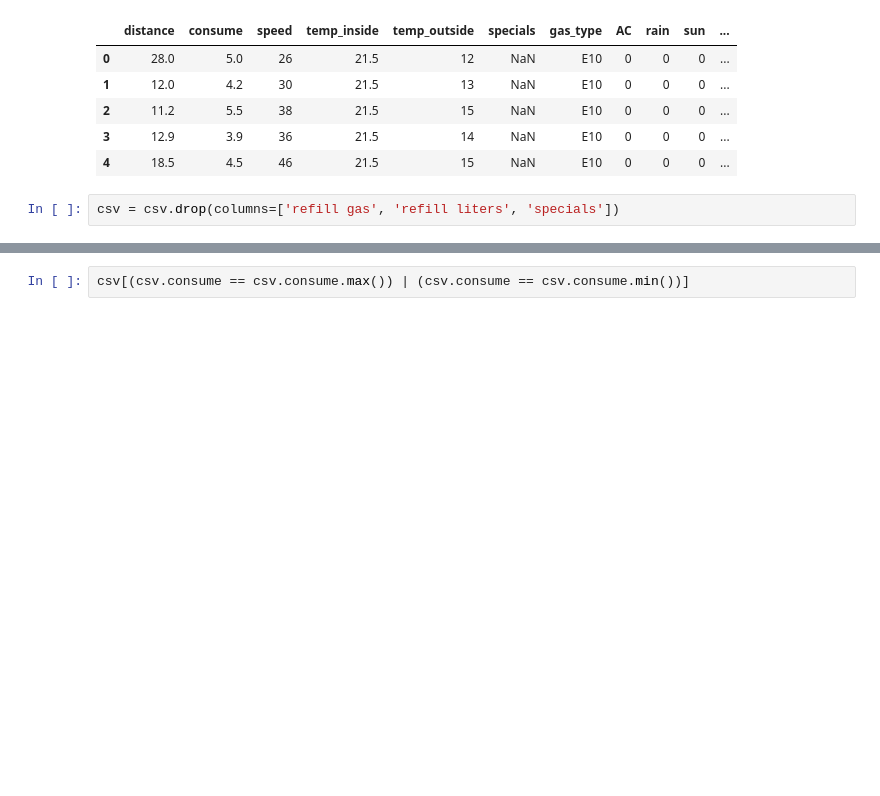
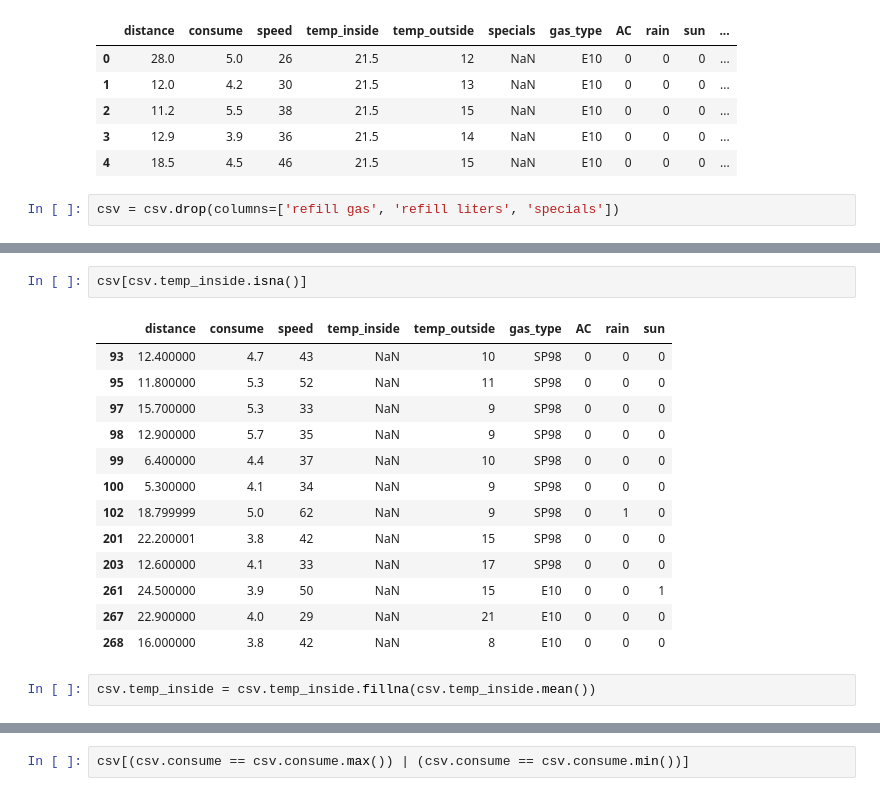
Before and after one commit to ironhack-edu/technical_challenge_DA, a Jupyter notebook: notebooks/tech_challenge.ipynb, the cells around one changed output, grey strips where cells are left out. Drawn from its saved outputs; the diff is of its cells as text; blank space fills up the shorter version.

```diff
--- a/notebooks/tech_challenge.ipynb
+++ b/notebooks/tech_challenge.ipynb
@@ -62,0 +82,18 @@ csv = csv.drop(columns=['refill gas', 'refill liters', 'specials'])
+# %%
+csv[csv.temp_inside.isna()]
+# %% [output]
+|  | distance | consume | speed | temp_inside | temp_outside | gas_type | AC | rain | sun |
+| 93 | 12.400000 | 4.7 | 43 | NaN | 10 | SP98 | 0 | 0 | 0 |
+| 95 | 11.800000 | 5.3 | 52 | NaN | 11 | SP98 | 0 | 0 | 0 |
+| 97 | 15.700000 | 5.3 | 33 | NaN | 9 | SP98 | 0 | 0 | 0 |
+| 98 | 12.900000 | 5.7 | 35 | NaN | 9 | SP98 | 0 | 0 | 0 |
+| 99 | 6.400000 | 4.4 | 37 | NaN | 10 | SP98 | 0 | 0 | 0 |
+| 100 | 5.300000 | 4.1 | 34 | NaN | 9 | SP98 | 0 | 0 | 0 |
+| 102 | 18.799999 | 5.0 | 62 | NaN | 9 | SP98 | 0 | 1 | 0 |
+| 201 | 22.200001 | 3.8 | 42 | NaN | 15 | SP98 | 0 | 0 | 0 |
+| 203 | 12.600000 | 4.1 | 33 | NaN | 17 | SP98 | 0 | 0 | 0 |
+| 261 | 24.500000 | 3.9 | 50 | NaN | 15 | E10 | 0 | 0 | 1 |
+| 267 | 22.900000 | 4.0 | 29 | NaN | 21 | E10 | 0 | 0 | 0 |
+| 268 | 16.000000 | 3.8 | 42 | NaN | 8 | E10 | 0 | 0 | 0 |
+# %%
+csv.temp_inside = csv.temp_inside.fillna(csv.temp_inside.mean())
```
Also changed, not shown: parts of 4 cells of this notebook.
